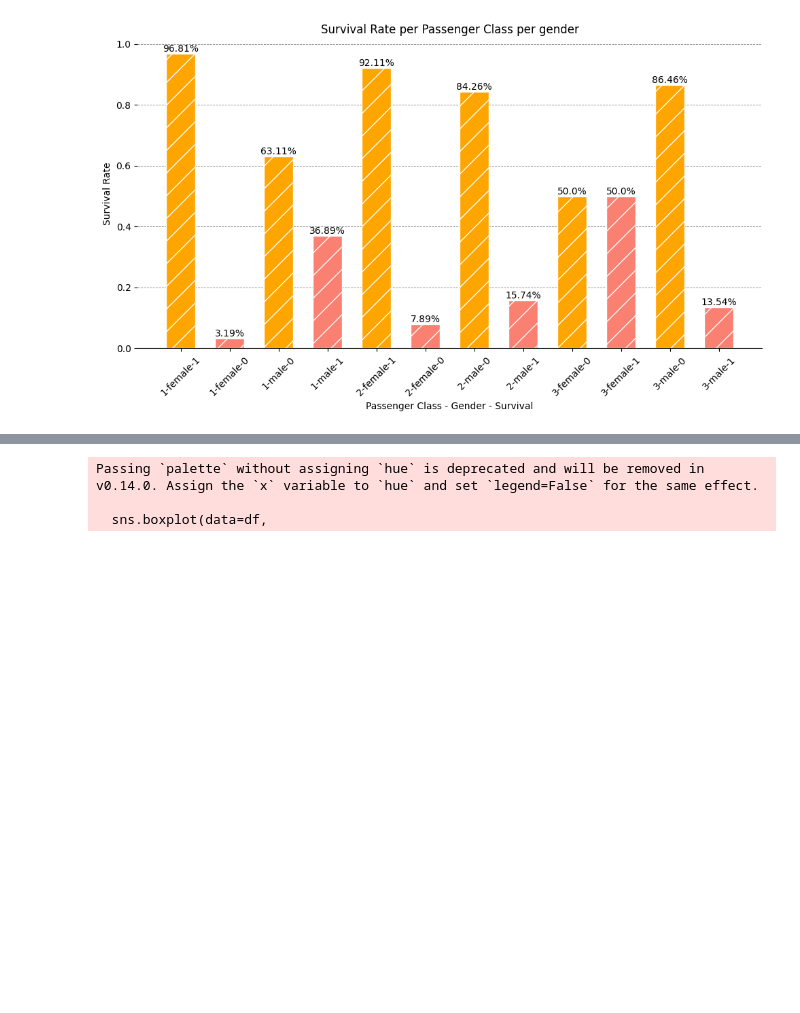
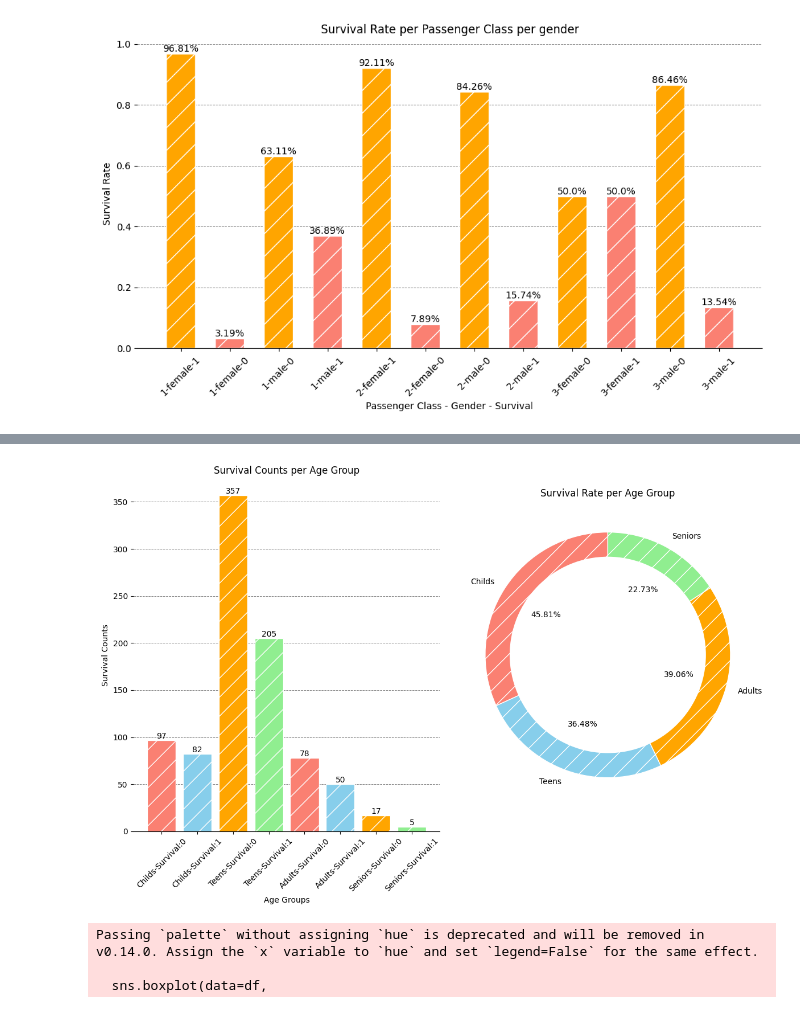
Before and after one commit to Ma7moodAs/Titanic-prediction, a Jupyter notebook: notebooks/EDA.ipynb, the cells around one changed output, grey strips where cells are left out. Drawn from its saved outputs; the diff is of its cells as text; code cells hidden in the pictures; blank space fills up the shorter version.

```diff
--- a/notebooks/EDA.ipynb
+++ b/notebooks/EDA.ipynb
@@ -735,3 +706,44 @@ Name: Survived, dtype: float64
+# %%
+# Another approach resulting the same graph and information
+fig,ax = plt.subplots(nrows=1,ncols=2,figsize=(12,8))
+# Now we want to get the survival counts per age group,
+# and it is a bit different from the plot that was created using the seaborn.
+Survival_Count_per_group = df.groupby(pd.cut(df['Age'],bins=4,labels=['Childs','Teens','Adults','Seniors']))['Survived'].value_counts()
+idx = [f'{group}-Survival:{survived}' for group,survived in df.groupby(pd.cut(df['Age'],bins=4,labels=['Childs','Teens','Adults','Seniors']))['Survived'].value_counts().index]
+bars = ax[0].bar(x=idx,
+          height=Survival_Count_per_group.values,
+          width=0.8,
+          align='center',
+          color=custom_palette,
+          edgecolor='white',
+          hatch='/')
+for bar in bars:
+    y_val = bar.get_height()
+    x_pos = bar.get_x() + (bar.get_width()/2)
+    ax[0].text(x_pos,y_val,int(y_val),ha='center',va='bottom')
+ax[0].grid(visible=True,axis='y',linestyle='--',linewidth=0.7,color='gray')
+ax[0].set_axisbelow(True)
+ax[0].set_title('Survival Counts per Age Group')
+ax[0].set_xlabel('Age Groups')
+ax[0].set_ylabel('Survival Counts')
+ax[0].tick_params(axis='x',rotation=45)
+ax[1].pie(x=Survival_Rate_per_group.values,
+          labels=Survival_Rate_per_group.index,
+          autopct=lambda p:f'{p*sum(Survival_Rate_per_group.values):.2f}%',
+          startangle=90,
+          hatch='/',
+          colors=custom_palette,
+          wedgeprops={'edgecolor':'white'},
+          shadow=False)
+ax[1].set_title('Survival Rate per Age Group')
+center_circle = plt.Circle((0,0),radius=0.8,fc='white')
+fig = plt.gcf()
+fig.gca().add_artist(center_circle)
+sns.despine(left=True)
+plt.tight_layout()
+plt.show()
+# %% [output]
+[figure, added]
 # %%
 # Age Distribution Per Gender
 plt.figure(figsize=(10,6),dpi=100)
```
Also changed, not shown: parts of 4 cells of this notebook.
